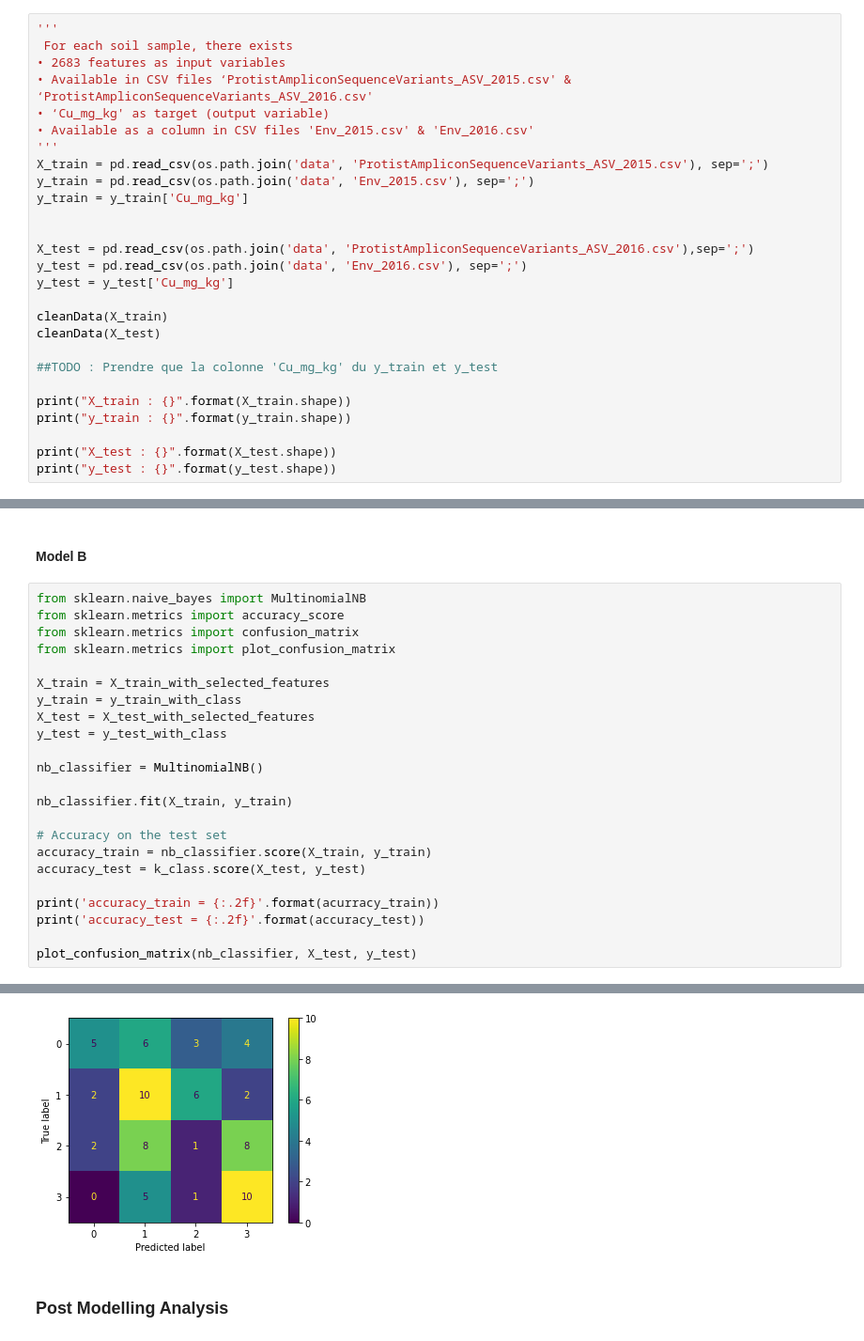
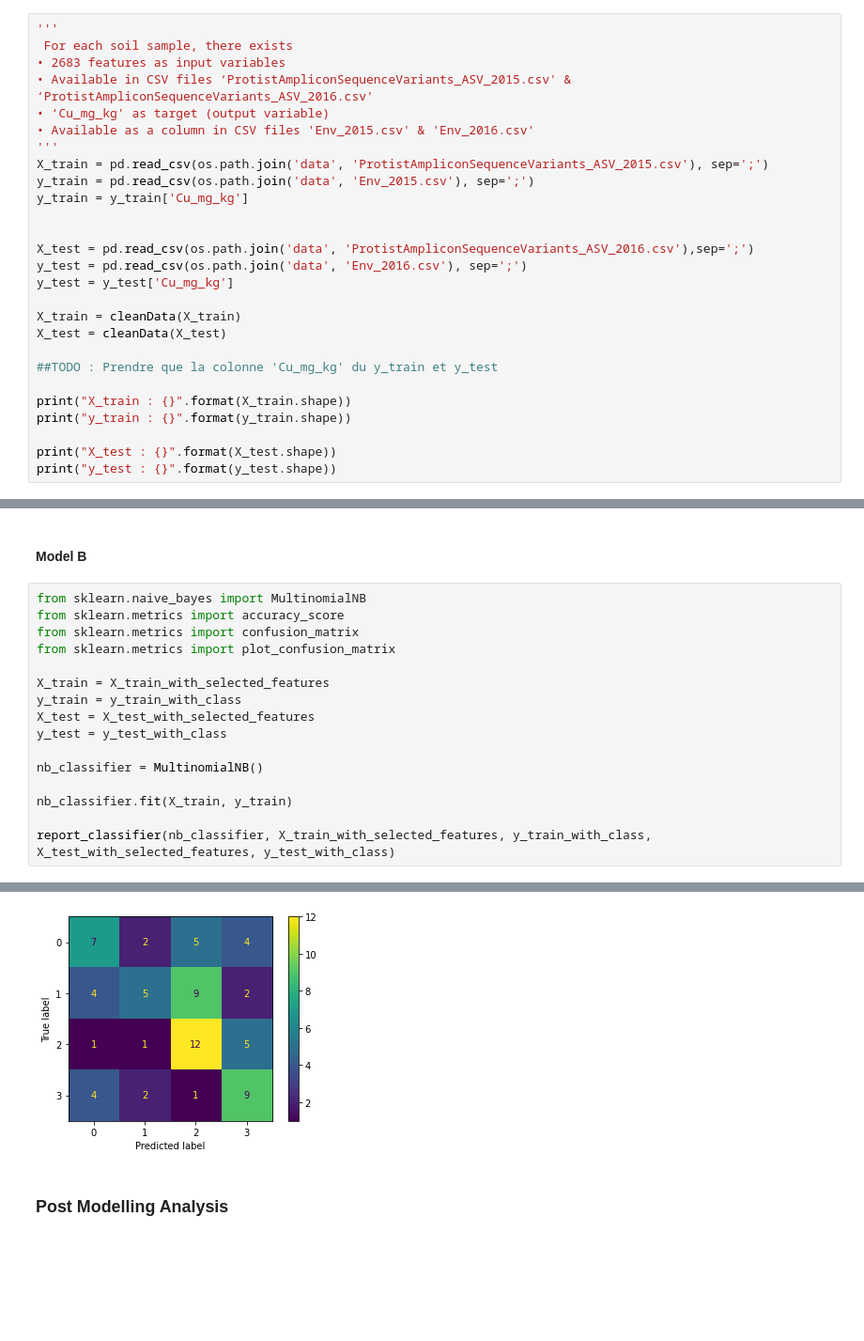
Before and after one commit to mauricelehmann/XAI_final_project, a Jupyter notebook: Final Project.ipynb, the cells around one changed output, grey strips where cells are left out. Shown at 94% size. Cells and saved outputs as stored; diff of their text form; blank space fills up the shorter version.

```diff
--- a/Final Project.ipynb
+++ b/Final Project.ipynb
@@ -90,8 +90,8 @@ X_test = pd.read_csv(os.path.join('data', 'ProtistAmpliconSequenceVariants_ASV_2
 y_test = pd.read_csv(os.path.join('data', 'Env_2016.csv'), sep=';')
 y_test = y_test['Cu_mg_kg']
 
-cleanData(X_train)
-cleanData(X_test)
+X_train = cleanData(X_train)
+X_test = cleanData(X_test)
 
 ##TODO : Prendre que la colonne 'Cu_mg_kg' du y_train et y_test
 
@@ -314,12 +349,5 @@ nb_classifier = MultinomialNB()
 
 nb_classifier.fit(X_train, y_train)
 
-# Accuracy on the test set
-accuracy_train = nb_classifier.score(X_train, y_train)
-accuracy_test = k_class.score(X_test, y_test)
-
-print('accuracy_train = {:.2f}'.format(acurracy_train))
-print('accuracy_test = {:.2f}'.format(accuracy_test))
-
-plot_confusion_matrix(nb_classifier, X_test, y_test)
+report_classifier(nb_classifier, X_train_with_selected_features, y_train_with_class, X_test_with_selected_features, y_test_with_class)
 # %% [output]
@@ -329,3 +362,3 @@ accuracy_test = 0.30
-[figure, old version]
+[figure, new version]
 # %% [markdown]
 ### Post Modelling Analysis
```
Also changed, not shown: parts of 8 cells of this notebook.
